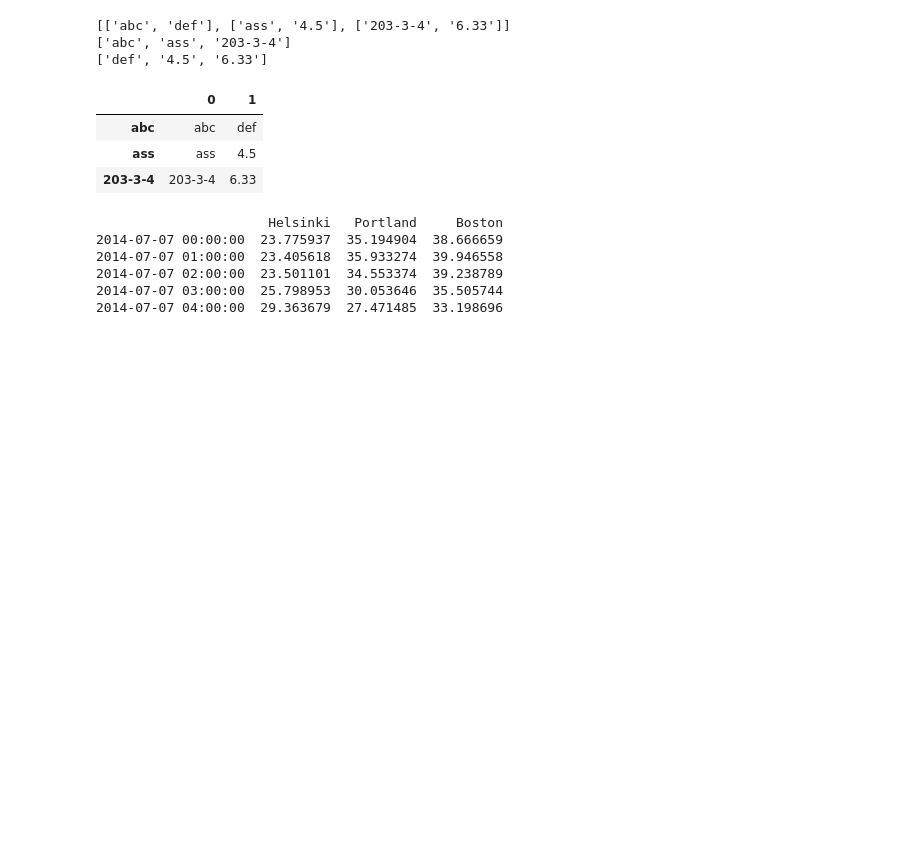
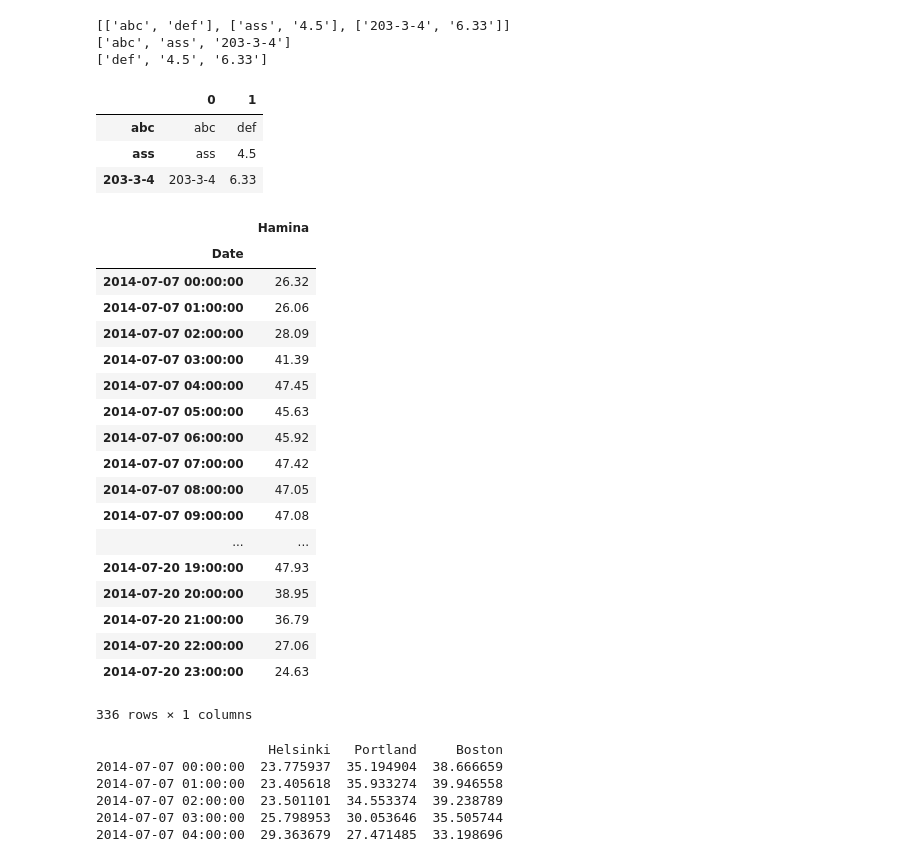
Before and after one commit to and2egg/philharmonic, a Jupyter notebook: doc/notebooks/REST Service Test.ipynb, the cells around one changed output. Drawn from its saved outputs; the diff is of its cells as text; code cells hidden in the pictures; blank space fills up the shorter version.

```diff
--- a/doc/notebooks/REST Service Test.ipynb
+++ b/doc/notebooks/REST Service Test.ipynb
@@ -84,6 +93,35 @@ df
 | abc | abc | def |
 | ass | ass | 4.5 |
 | 203-3-4 | 203-3-4 | 6.33 |
+# %%
+import urllib2
+url = 'http://localhost:8081/em-app/rest/r/forecastAll/1,3,4/14/2014-07-07/2014-07-10'
+url = 'http://localhost:8081/em-app/rest/daprices/price/csv/1/2014-07-07%2000:00:00/2014-07-20%2023:00:00'
+response = urllib2.urlopen(url).read()
+with open("csvData.csv", "w") as csv_file:
+    csv_file.write(response)
+df = pd.read_csv('csvData.csv', engine='python', parse_dates=[0], escapechar='\\', index_col=0)
+df
+# %% [output]
+|  | Hamina |
+| Date |  |
+| 2014-07-07 00:00:00 | 26.32 |
+| 2014-07-07 01:00:00 | 26.06 |
+| 2014-07-07 02:00:00 | 28.09 |
+| 2014-07-07 03:00:00 | 41.39 |
+| 2014-07-07 04:00:00 | 47.45 |
+| 2014-07-07 05:00:00 | 45.63 |
+| 2014-07-07 06:00:00 | 45.92 |
+| 2014-07-07 07:00:00 | 47.42 |
+| 2014-07-07 08:00:00 | 47.05 |
+| 2014-07-07 09:00:00 | 47.08 |
+| ... | ... |
+| 2014-07-20 19:00:00 | 47.93 |
+| 2014-07-20 20:00:00 | 38.95 |
+| 2014-07-20 21:00:00 | 36.79 |
+| 2014-07-20 22:00:00 | 27.06 |
+| 2014-07-20 23:00:00 | 24.63 |
+336 rows × 1 columns
 # %%
 import urllib2
 url = 'http://localhost:8081/em-app/rest/r/forecastAll/1,3,4/14/2014-07-07/2014-07-10'
```
Also changed, not shown: parts of 4 cells of this notebook, 5 other files.
